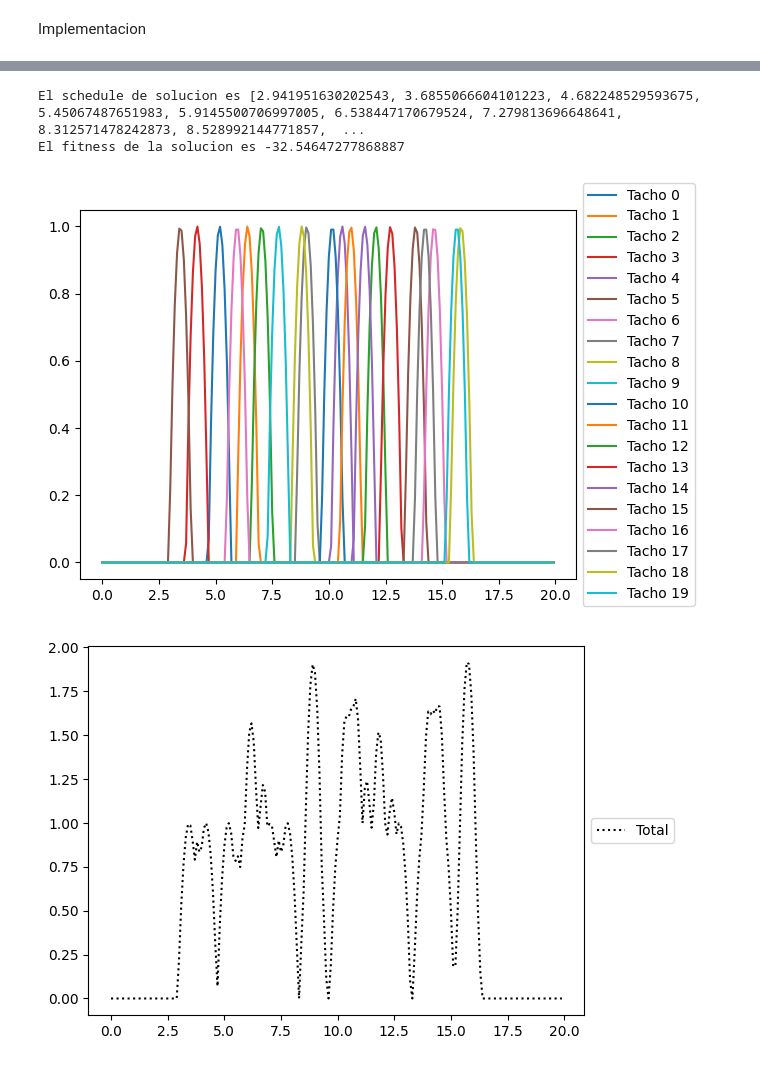
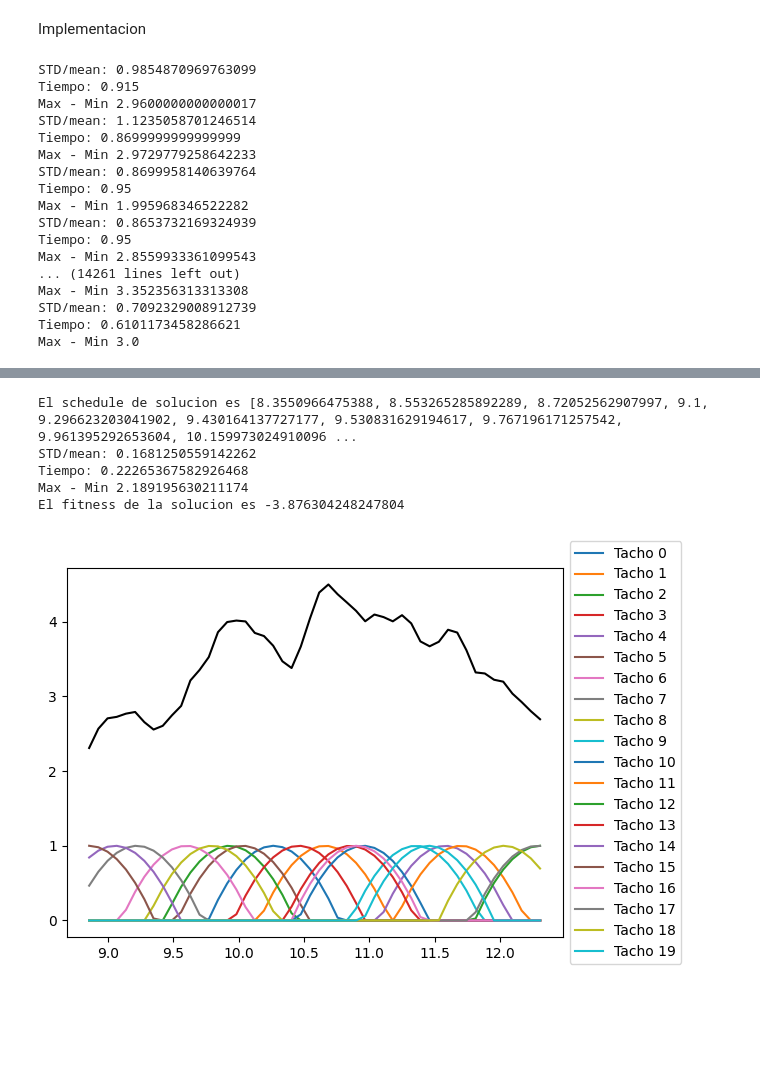
Before and after one commit to luudipietro/Geneticos_Final, a Jupyter notebook: Final_TP6.ipynb, the cells around one changed output, grey strips where cells are left out. Drawn from its saved outputs; the diff is of its cells as text; code cells hidden in the pictures; blank space fills up the shorter version.

Commit message:
resultados medio estables

```diff
--- a/Final_TP6.ipynb
+++ b/Final_TP6.ipynb
@@ -437,17 +369,17 @@ def graficarResultadosTachos(solucion, tachos, intervalo):
     #picos = Picos(vtotal, intervalo)
     #variabilidad = Variabilidad(vtotal, intervalo, solucion)
     plt.legend(loc='center left', bbox_to_anchor=(1, 0.5))
-    plt.figure()
-    plt.plot(intervalo, vtotal, label='Total', color='black', linestyle=':')
+    #plt.figure()
+    plt.plot(intervalo, vtotal, label='Total', color='black')
     #for i in range(len(picos)):
      #   if picos[i] > 0:
       #      plt.plot(intervalo[i], picos[i], marker='+', color='red', linestyle='')
     #plt.axhline(equilibrio, color='blue', linestyle='--', linewidth=1.2,
      #           label=f'Equilibrio ({equilibrio:.2f})')
-    plt.legend(loc='center left', bbox_to_anchor=(1, 0.5))
-    plt.figure()
-    #plt.plot(intervalo, variabilidad, label='Varianza')
-    plt.legend(loc='center left', bbox_to_anchor=(1, 0.5))
+    # plt.legend(loc='center left', bbox_to_anchor=(1, 0.5))
+    # plt.figure()
+    # #plt.plot(intervalo, variabilidad, label='Varianza')
+    # plt.legend(loc='center left', bbox_to_anchor=(1, 0.5))
     plt.show()
 # %% [markdown]
 Inicializacion de individuos
@@ -469,11 +401,21 @@ def Fitness(t_inicios):
     t_max= max(t_inicios) +1
     intervalo = np.linspace(t_min+0.5,t_max-0.5)
     vapor_tachos = VaporTotal(t_inicios,intervalo)
+
+    # fitness = np.std(vapor_tachos)/np.mean(vapor_tachos) + tiempo *3
+    std = np.std(vapor_tachos)
+    mean = np.mean(vapor_tachos)
     tiempo = tiempo_total(t_inicios)
-    fitness = np.std(vapor_tachos)/np.mean(vapor_tachos) + tiempo *3
-    fitness = np.std(vapor_tachos) *25 + tiempo + (max(vapor_tachos)  - min(vapor_tachos)) * 4
+    t_tot_posible = len(t_inicios)
+    max_vapor = max(vapor_tachos)
+    min_vapor = min(vapor_tachos)
+    print(f'STD/mean: {std / mean}')
+    #print(f'MEAN {mean}')
+    print(f'Tiempo: {tiempo / t_tot_posible}')
+    print(f'Max - Min {(max_vapor-min_vapor)}')
+    fitness = (np.std(vapor_tachos) / np.mean(vapor_tachos)) * 2 + (tiempo / t_tot_posible)*10  + (max(vapor_tachos)  - min(vapor_tachos))  *0.6
     return -fitness
-    variacion = variacion_total(vapor_tachos)
+    #variacion = variacion_total(vapor_tachos)
 
     # #fitness = -variacion - tiempo *5- max(vapor_tachos) *3
     # fitness = - tiempo *500
@@ -495,15 +437,10 @@ import random
 import math
 
 tachos = 20
-#intervalo = [x/10 for x in range(tachos*10)]
-
 Bounds = [[0, tachos-1] for i in range(tachos)]
-
 Enteras = [False] * (tachos)
 f = Fitness
 cant_individuos = 60
-
-
 cant_generac = 60
 cant_elite = 1
 sel = sel_sus
@@ -521,10 +458,27 @@ Pop = init_pop(cant_individuos, tachos)
 sol, solF, Pop, Fit, traceBest, traceAvg, bestSols = \
     geneticoTachos(Pop, cant_generac, Bounds, Enteras, sel, xover, mut, \
         cant_cruzados, cant_mutados, cant_elite, eps, f, Variabilidad_weight, \
-        Picos_weight, DistMax_weight, tachos,intervalo, callback)
+        Picos_weight, DistMax_weight, tachos, callback)
 
 graficarEvolucionFitness(traceBest, traceAvg)
 print(f'El schedule de solucion es {sorted(sol)}')
 print(f'El fitness de la solucion es {Fitness(sol)}')
-graficarResultadosTachos(sol, tachos, intervalo)
+graficarResultadosTachos(sol, tachos, np.linspace(min(sol)+0.5 , max(sol)+0.5))
 # %% [output]
+STD/mean: 0.9854870969763099
+Tiempo: 0.915
+Max - Min 2.9600000000000017
+STD/mean: 1.1235058701246514
+Tiempo: 0.8699999999999999
+Max - Min 2.9729779258642233
+STD/mean: 0.8699958140639764
+Tiempo: 0.95
+Max - Min 1.995968346522282
+STD/mean: 0.8653732169324939
+Tiempo: 0.95
+Max - Min 2.8559933361099543
+... (14261 lines left out)
+Max - Min 3.352356313313308
+STD/mean: 0.7092329008912739
+Tiempo: 0.6101173458286621
+Max - Min 3.0
@@ -532,4 +486,6 @@ graficarResultadosTachos(sol, tachos, intervalo)
-El schedule de solucion es [2.941951630202543, 3.6855066604101223, 4.682248529593675, 5.45067487651983, 5.9145500706997005, 6.538447170679524, 7.279813696648641, 8.312571478242873, 8.528992144771857,  ...
-El fitness de la solucion es -32.54647277868887
+El schedule de solucion es [8.3550966475388, 8.553265285892289, 8.72052562907997, 9.1, 9.296623203041902, 9.430164137727177, 9.530831629194617, 9.767196171257542, 9.961395292653604, 10.159973024910096 ...
+STD/mean: 0.1681250559142262
+Tiempo: 0.22265367582926468
+Max - Min 2.189195630211174
+El fitness de la solucion es -3.876304248247804
-[figure, old version]
+[figure, new version]
-[figure, removed]
```
Also changed, not shown: parts of 8 cells of this notebook.
